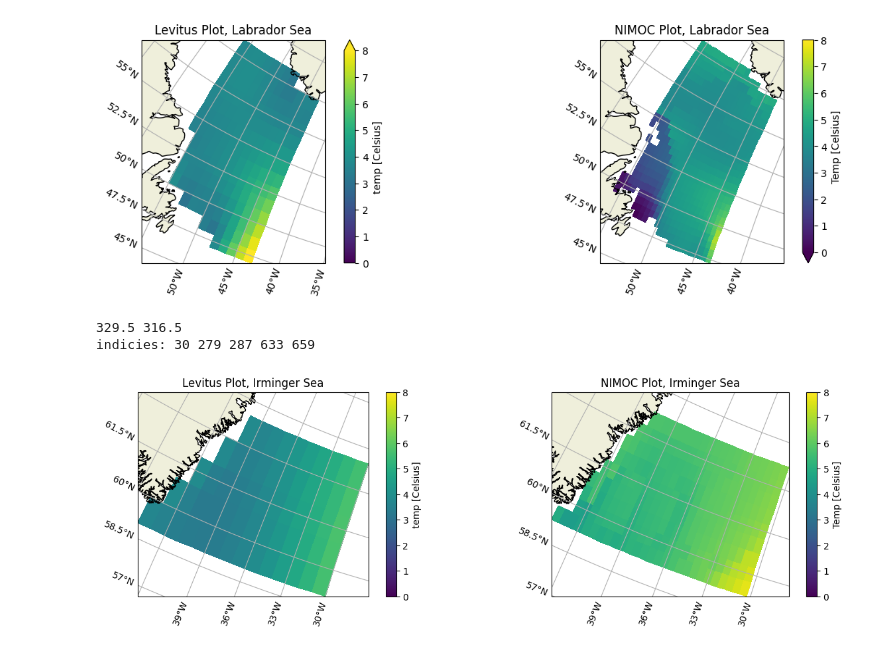
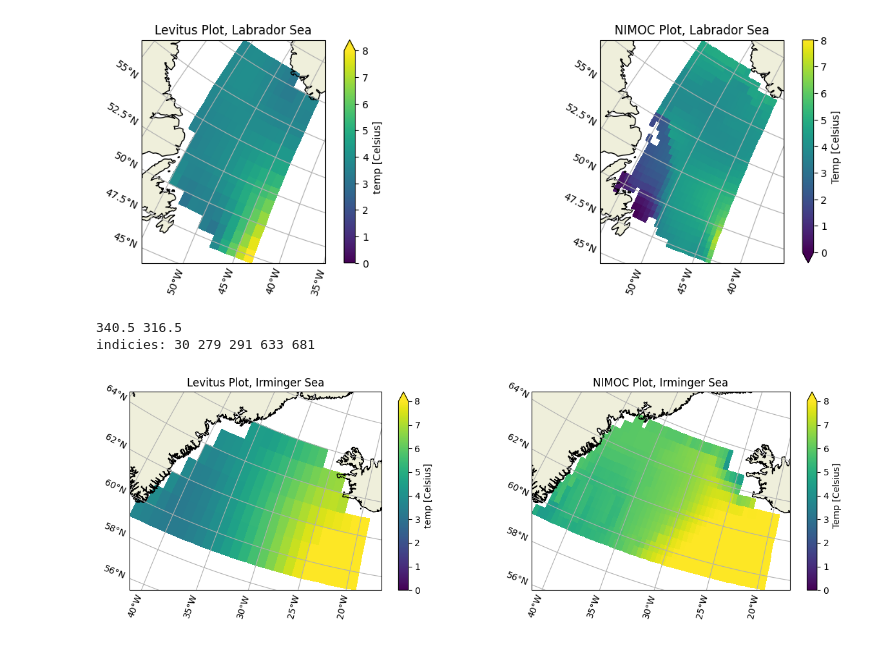
Before and after one commit to JRethemeier/Thermohaline-Circulation, a Jupyter notebook: Assignment2/Assignment2.ipynb, the cells around one changed output. Drawn from its saved outputs; the diff is of its cells as text; code cells hidden in the pictures.

Commit message:
adjusted irminger sea, added comments

```diff
--- a/Assignment2/Assignment2.ipynb
+++ b/Assignment2/Assignment2.ipynb
@@ -177,42 +176,49 @@ plt.show()
 indicies: 30 255 281 609 633
 [figure]
 # %%
+# Exercise 2.a.1
+# depth 200m,
+# Irminger sea: 62°N 35°W
+# The northern limit is the Greenland–Iceland Rise on the bottom of the Denmark Strait between Iceland and East Greenland,
+# which connects to the Greenland Sea. To the southwest, it reaches to Cape Farvel, the southern tip of Greenland, and meets the Labrador Sea at this point.
+# source: wikipedia
+
 pressure = 200
 latitude1 = 59.5
-latitude2 = 63.5
-longitude1 = 30.5
+latitude2 = 65.5
+longitude1 = 19.5
 longitude2 = 43.5
 
 def w_to_e(west):
     return 360-west
 
 long1 = w_to_e(longitude1)
 long2 = w_to_e(longitude2)
 print(long1, long2)
 
 irminger_levitus = levitus.sel(Z=pressure, T=0.5, Y=slice(latitude1, latitude2), X=slice(long2, long1)).temp.T
 
 pres = np.where(isopycnal.PRESSURE.values == pressure)[0][0]
 lat1 = np.where(isopycnal.LATITUDE.values == latitude1)[0][0]
 lat2 = np.where(isopycnal.LATITUDE.values == latitude2)[0][0]
 lon1 = np.where(isopycnal.LONGITUDE.values == long2)[0][0]
 lon2 = np.where(isopycnal.LONGITUDE.values == long1)[0][0]
 print("indicies:", pres, lat1, lat2, lon1, lon2)
 
 irminger_isopycnal = isopycnal.set_coords(names=["LATITUDE", "LONGITUDE", "PRESSURE"])
-irminger_isopycnal = irminger_isopycnal.isel(PRES=pres, LAT=slice(lat1, lat2+1), LONG=slice(lon1, lon2+1))
+irminger_isopycnal = irminger_isopycnal.isel(PRES=pres, LAT=slice(lat1, lat2+1), LONG=slice(lon1, lon2+1)) # Plus one adjustment is to make lat/lon boundaries match because we're working with double resolution data
 
 fig = plt.figure(figsize=(15, 4))
 ax = fig.add_subplot(121, projection=ccrs.Stereographic())
 basemap(ax)
 irminger_levitus.plot(ax=ax, vmin=0, vmax=8, transform=PlateCarree())
 ax.set_title("Levitus Plot, Irminger Sea")
 ax2 = fig.add_subplot(122, projection=ccrs.Stereographic())
 basemap(ax2)
 irminger_isopycnal.POTENTIAL_TEMPERATURE.plot(ax=ax2, x="LONGITUDE", y="LATITUDE", vmin=0, vmax=8, transform=PlateCarree(), cbar_kwargs={'label': "Temp [Celsius]"})
 ax2.set_title("NIMOC Plot, Irminger Sea")
 plt.show()
 # %% [output]
-329.5 316.5
-indicies: 30 279 287 633 659
+340.5 316.5
+indicies: 30 279 291 633 681
-[figure, old version]
+[figure, new version]
```
Also changed, not shown: parts of 1 cell of this notebook.
